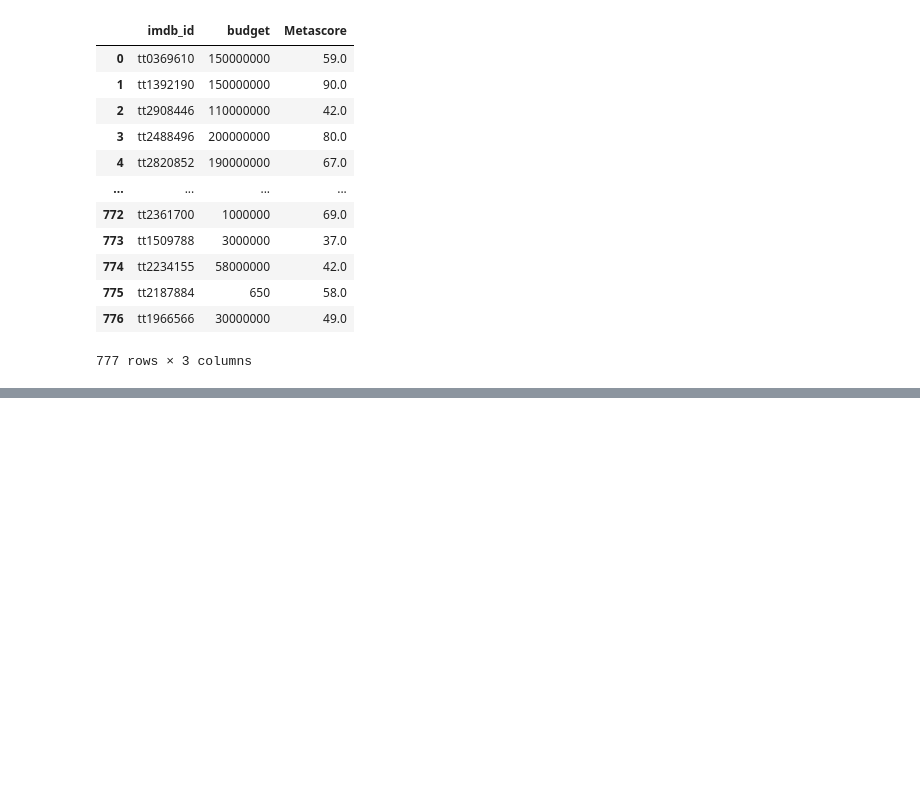
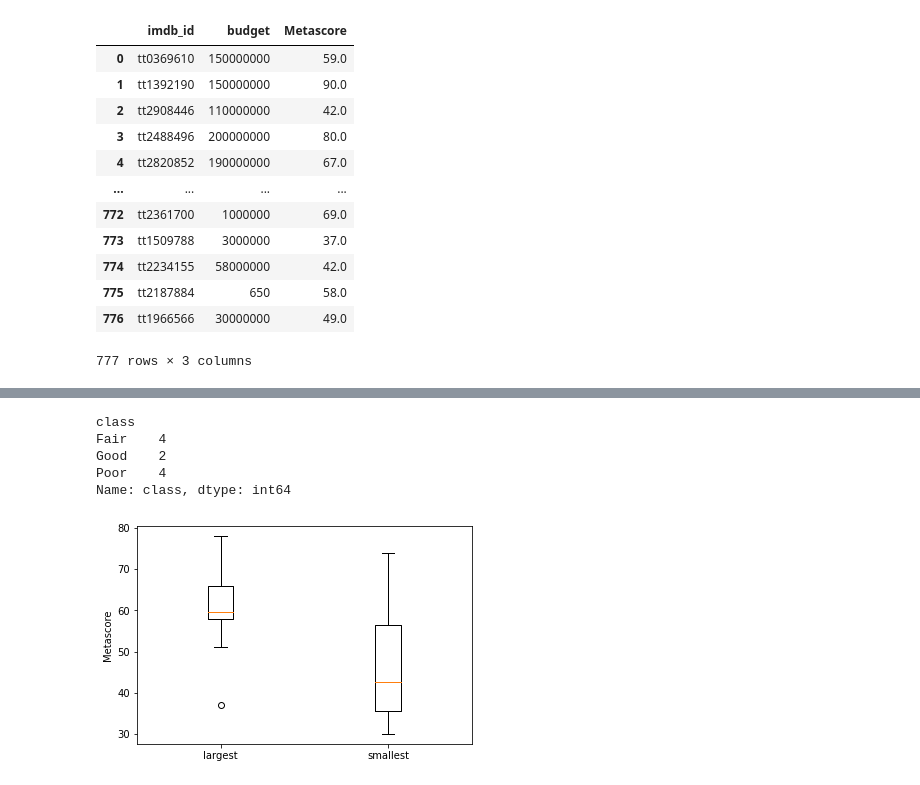
Before and after one commit to SiweiC/final_project_siwei_cheng, a Jupyter notebook: code/final_project_siwei_cheng.ipynb, the cells around one changed output, grey strips where cells are left out. Cells and saved outputs as stored; diff of their text form; code cells hidden in the pictures; blank space fills up the shorter version.

```diff
--- a/code/final_project_siwei_cheng.ipynb
+++ b/code/final_project_siwei_cheng.ipynb
@@ -113,0 +203,3 @@ budget_metascore.to_csv('../data/budget_metascore.csv')
+# %%
+largest = dataset.nlargest(10, ['budget'])
+largest.describe()
@@ -113,0 +238,3 @@ budget_metascore.to_csv('../data/budget_metascore.csv')
+# %%
+smallest = dataset.nsmallest(10, ['budget'])
+smallest.describe()
@@ -113,0 +265,15 @@ budget_metascore.to_csv('../data/budget_metascore.csv')
+# %%
+smallest.groupby(['class'])['class'].count()
+# %% [output]
+class
+Fair    4
+Good    2
+Poor    4
+Name: class, dtype: int64
+# %%
+plt.boxplot([largest['Metascore'],smallest['Metascore']], labels = ('largest','smallest'))
+plt.ylabel('Metascore')
+plt.show()
+#plt.boxplot(smallest['Metascore'])
+# %% [output]
+[figure, added]
```
Also changed, not shown: parts of 30 cells of this notebook, 3 other files.
